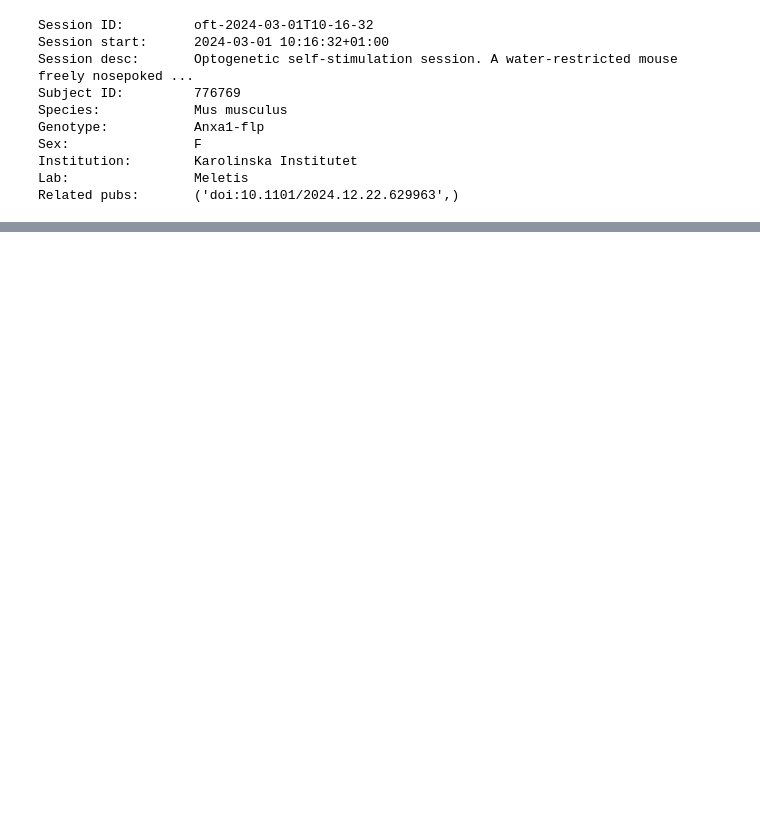
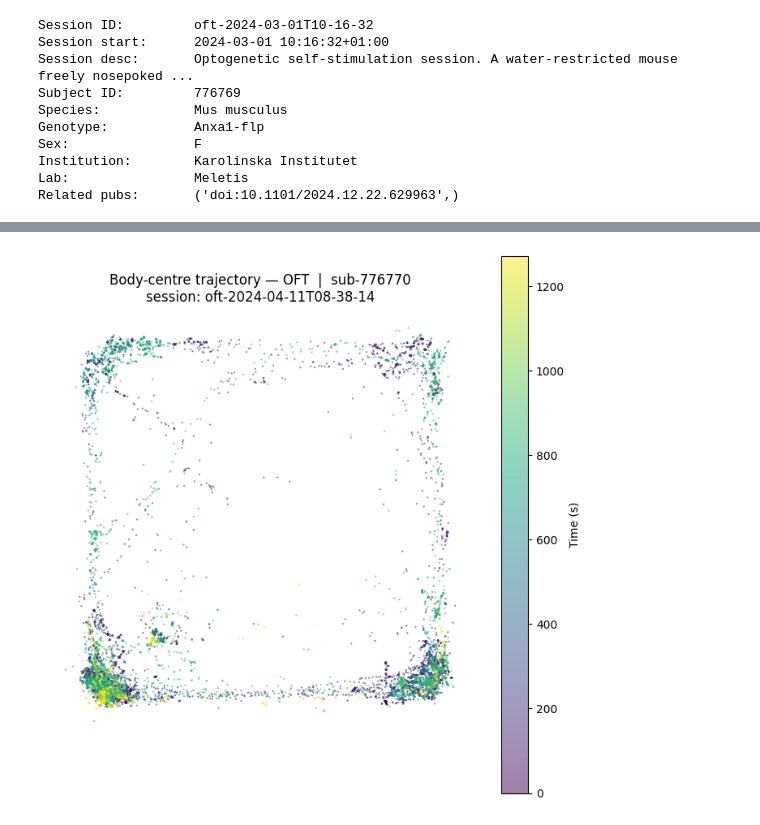
Before and after one commit to catalystneuro/meletis-lab-to-nwb, a Jupyter notebook: src/meletis_lab_to_nwb/tutorials/midway_meeting_dandi_demo.ipynb, the cells around one changed output, grey strips where cells are left out. Saved outputs shown, nothing was run; the diff lists cells and outputs as text; code cells hidden in the pictures; blank space fills up the shorter version.

```diff
--- a/src/meletis_lab_to_nwb/tutorials/midway_meeting_dandi_demo.ipynb
+++ b/src/meletis_lab_to_nwb/tutorials/midway_meeting_dandi_demo.ipynb
@@ -210,0 +299,12 @@ nwbfile
+# %%
+# Load local OFT NWB file
+oft_nwbfile = stream_nwb(oft_session_id)
+
+print(f"Session ID:     {oft_nwbfile.session_id}")
+print(f"Session start:  {oft_nwbfile.session_start_time}")
+print(f"Subject ID:     {oft_nwbfile.subject.subject_id}")
+print(f"Genotype:       {oft_nwbfile.subject.genotype}")
+print(f"Sex:            {oft_nwbfile.subject.sex}")
+print()
+print("Acquisition:", list(oft_nwbfile.acquisition.keys()))
+print("Processing:", {k: list(v.data_interfaces.keys()) for k, v in oft_nwbfile.processing.items()})
@@ -210,0 +321,38 @@ nwbfile
+# %%
+# Body-centre trajectory (centroid of 4 paw keypoints) colored by time
+OFT_FPS = 30.0
+PAW_KEYS_OFT = [
+    "PoseEstimationSeriesLeftbackpaw",
+    "PoseEstimationSeriesLeftfrontpaw",
+    "PoseEstimationSeriesRightbackpaw",
+    "PoseEstimationSeriesRightfrontpaw",
+]
+CONF_THRESH = 0.6
+
+pose_oft = oft_nwbfile.processing["behavior"]["PoseEstimationDeepLabCut"]
+arrays_oft = []
+for key in PAW_KEYS_OFT:
+    if key not in pose_oft.pose_estimation_series:
+        continue
+    kp = pose_oft.pose_estimation_series[key]
+    xy = kp.data[:].copy().astype(float)
+    xy[kp.confidence[:] < CONF_THRESH] = np.nan
+    arrays_oft.append(xy)
+
+body_oft = np.nanmean(np.stack(arrays_oft, axis=0), axis=0)
+t_oft = np.arange(len(body_oft)) / OFT_FPS
+
+fig, ax = plt.subplots(figsize=(7, 7))
+valid_oft = np.isfinite(body_oft).all(axis=1)
+sc = ax.scatter(body_oft[valid_oft, 0], body_oft[valid_oft, 1],
+                c=t_oft[valid_oft], s=0.5, cmap="viridis", alpha=0.5)
+plt.colorbar(sc, ax=ax, label="Time (s)")
+ax.set_aspect("equal")
+ax.invert_yaxis()
+ax.axis("off")
+ax.set_title(f"Body-centre trajectory — OFT  |  sub-{oft_nwbfile.subject.subject_id}\n"
+             f"session: {oft_nwbfile.session_id}")
+plt.tight_layout()
+plt.show()
+# %% [output]
+[figure, added]
```
Also changed, not shown: parts of 22 cells of this notebook.
